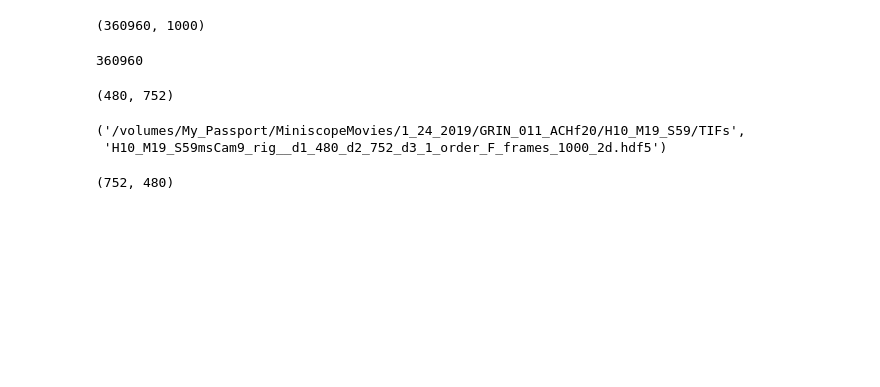
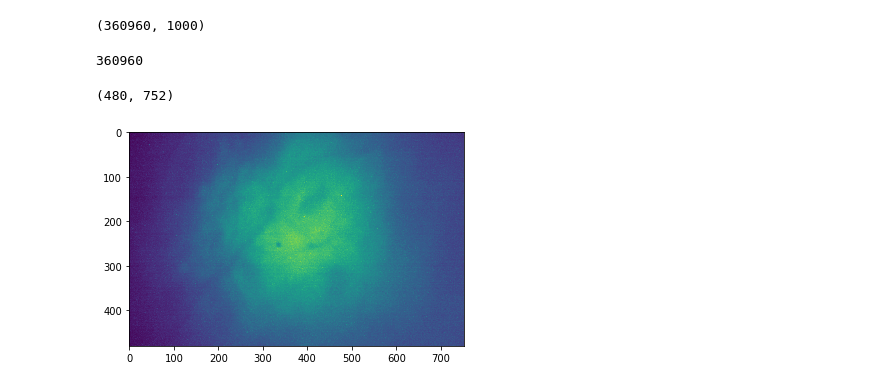
Before and after one commit to marburyvthesea/quest_CNMFE_analysis, a Jupyter notebook: load_memmap_file.ipynb, the cells around one changed output. Drawn from its saved outputs; the diff is of its cells as text; code cells hidden in the pictures; blank space fills up the shorter version.

```diff
--- a/load_memmap_file.ipynb
+++ b/load_memmap_file.ipynb
@@ -47,5 +47,5 @@ def load_memmap(filename, mode='r'):
         raise Exception('Unknown file extension (should be .mmap)')
 # %%
 # load memory mapped file
-path_to_file = '/volumes/My_Passport/MiniscopeMovies/1_24_2019/GRIN_011_ACHf20/H10_M19_S59/TIFs/H10_M19_S59msCam9_rig__d1_480_d2_752_d3_1_order_F_frames_1000_.mmap'
+path_to_file = '/volumes/My_Passport/MiniscopeMovies/1_24_2019/GRIN_011_ACHf20/H10_M19_S59/TIFs/H10_M19_S59msCam9_rig__d1_480_d2_752_d3_1_order_C_frames_1000_.mmap'
 memmap_output = load_memmap(path_to_file, mode='r')
@@ -61,6 +63,13 @@ np.prod(memmap_output[1])
 memmap_output[1]
 # %% [output]
 (480, 752)
+# %%
+frame_n = memmap_output[0][:,1]
+to_view = np.transpose(np.reshape(frame_n, (752, 480)))
+plt.imshow(to_view)
+plt.show()
+# %% [output]
+[figure, added]
 # %%
 # create reshaped movie for viewing
 hdf_file_name = path_to_file.rstrip('_.mmap')+'_resized.hdf5'
@@ -78,13 +87,8 @@ for frame in tqdm(range(int(memmap_output[2]))):
 file.close()
 # %%
 os.path.split(hdf_file_name)
-# %% [output]
-('/volumes/My_Passport/MiniscopeMovies/1_24_2019/GRIN_011_ACHf20/H10_M19_S59/TIFs',
- 'H10_M19_S59msCam9_rig__d1_480_d2_752_d3_1_order_F_frames_1000_2d.hdf5')
 # %%
 tuple(np.flip(memmap_output[1]))
-# %% [output]
-(752, 480)
 # %%
 hdf_file_name = path_to_file.rstrip('_.mmap')+'_2d_forquest_cnmfe.hdf5'
 file = hd.File(hdf_file_name, "w")
```
Also changed, not shown: parts of 5 cells of this notebook, 1 other file.
